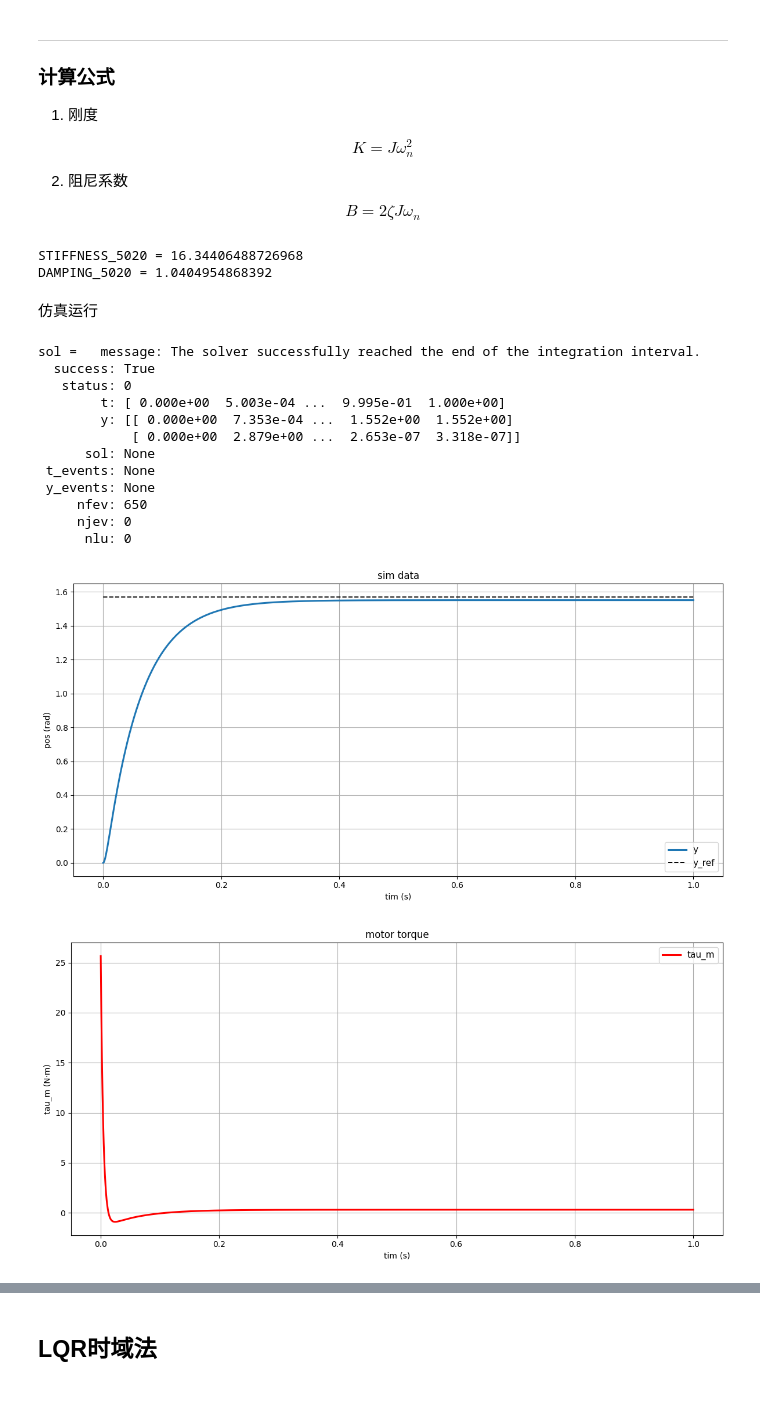
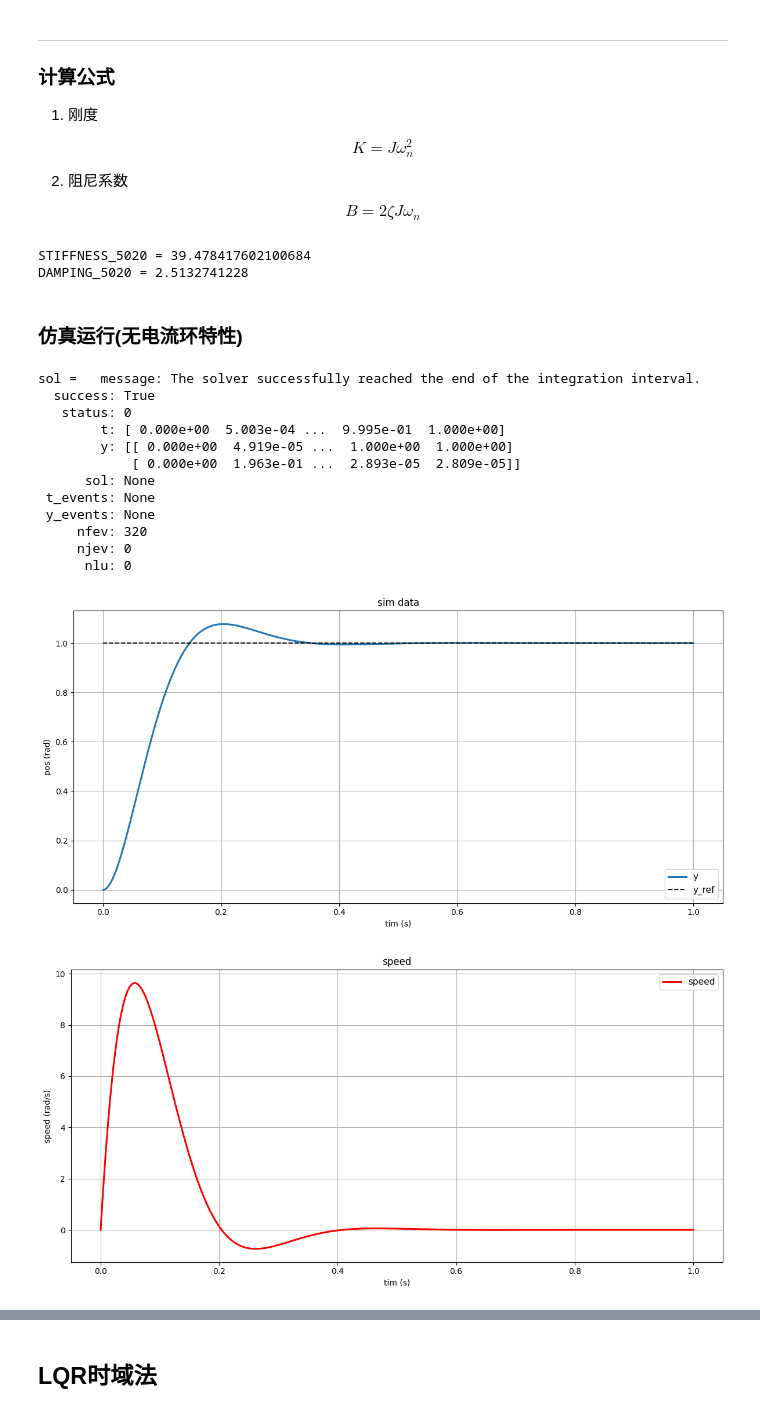
Before and after one commit to zhaobohao-byte/Y1_1Pace, a Jupyter notebook: scripts/utils/act_sim.ipynb, the cells around one changed output, grey strips where cells are left out. Drawn from its saved outputs; the diff is of its cells as text; code cells hidden in the pictures.

```diff
--- a/scripts/utils/act_sim.ipynb
+++ b/scripts/utils/act_sim.ipynb
@@ -20,13 +20,15 @@ from scipy.integrate import solve_ivp # 数值积分库
 # %% [markdown]
 ### DM8006
 # %%
-J = 0.00414          # 转动惯量
-b = 0.00             # 粘性摩擦
-F_c = 0.3            # 库仑摩擦
-target_pos = 1.57    # 目标位置
+# J = 0.00414          # 转动惯量
+J = 0.01         # 转动惯量
+d = 0.00             # 粘性摩擦
+# F_c = 0.3            # 库仑摩擦
+F_c = 0.0            # 库仑摩擦
+target_pos = 1.00    # 目标位置
 
 print(f'J = {J}')
-print(f'b = {b}')
+print(f'd = {d}')
 print(f'F_c = {F_c}')
 print(f'target_pos = {target_pos}')
 # %% [output]
@@ -82,7 +84,7 @@ $$K = J\omega_n^2$$
 
 $$ B = 2\zeta J\omega_n$$
 # %%
-ARMATURE = 0.00414
+ARMATURE = J
 NATURAL_FREQ = 10   # 10Hz
 DAMPING_RATIO = 2.0
 STIFFNESS = ARMATURE * (NATURAL_FREQ * 2.0 * 3.1415926535) **2
@@ -92,18 +94,18 @@ Kd = DAMPING
 print(f'STIFFNESS_5020 = {STIFFNESS}')
 print(f'DAMPING_5020 = {DAMPING}')
 # %% [output]
-STIFFNESS_5020 = 16.34406488726968
-DAMPING_5020 = 1.0404954868392
+STIFFNESS_5020 = 39.478417602100684
+DAMPING_5020 = 2.5132741228
 # %% [markdown]
-仿真运行
+### 仿真运行(无电流环特性)
 # %%
+############# 无电流环特性情况  ################
 def dynamics(t, state):
     q, dq = state
     e = target_pos - q
 
 
     friction_real = F_c * np.sign(dq) # 摩擦前馈
-    d = 0.0 # 粘滞阻尼
     tau_cmd = Kp * e - Kd * dq
     ddq = (tau_cmd - friction_real - d * dq) / J
 
@@ -130,35 +132,48 @@ plt.plot(t_eval, np.full_like(t_eval, target_pos), '--k', lw=1.4, label='y_ref')
 plt.grid(True)
 plt.legend(fontsize=11)
 plt.xlabel('tim (s)')
 plt.ylabel('pos (rad)')
 plt.title(f'sim data')
 plt.tight_layout()
 plt.show()
 
+# 绘制 speed 图
+plt.figure(figsize=(12, 6))
+
+plt.plot(sol.t, dq_values, label='speed', lw=2.2, color='r')
+
+plt.grid(True)
+plt.legend(fontsize=11)
+plt.xlabel('tim (s)')
+plt.ylabel('speed (rad/s)')
+plt.title(f'speed')
+plt.tight_layout()
+plt.show()
+
 # 绘制 tau_m 图
 plt.figure(figsize=(12, 6))
 
 plt.plot(sol.t, tau_m, label='tau_m', lw=2.2, color='r')
 
 plt.grid(True)
 plt.legend(fontsize=11)
 plt.xlabel('tim (s)')
 plt.ylabel('tau_m (N·m)')
 plt.title(f'motor torque')
 plt.tight_layout()
 plt.show()
 # %% [output]
 sol =   message: The solver successfully reached the end of the integration interval.
   success: True
    status: 0
         t: [ 0.000e+00  5.003e-04 ...  9.995e-01  1.000e+00]
-        y: [[ 0.000e+00  7.353e-04 ...  1.552e+00  1.552e+00]
-            [ 0.000e+00  2.879e+00 ...  2.653e-07  3.318e-07]]
+        y: [[ 0.000e+00  4.919e-05 ...  1.000e+00  1.000e+00]
+            [ 0.000e+00  1.963e-01 ...  2.893e-05  2.809e-05]]
       sol: None
  t_events: None
  y_events: None
-     nfev: 650
+     nfev: 320
      njev: 0
       nlu: 0
-[figure, old version]
+[figure, new version]
-[figure, old version]
+[figure, new version]
```
Also changed, not shown: parts of 6 cells of this notebook.
